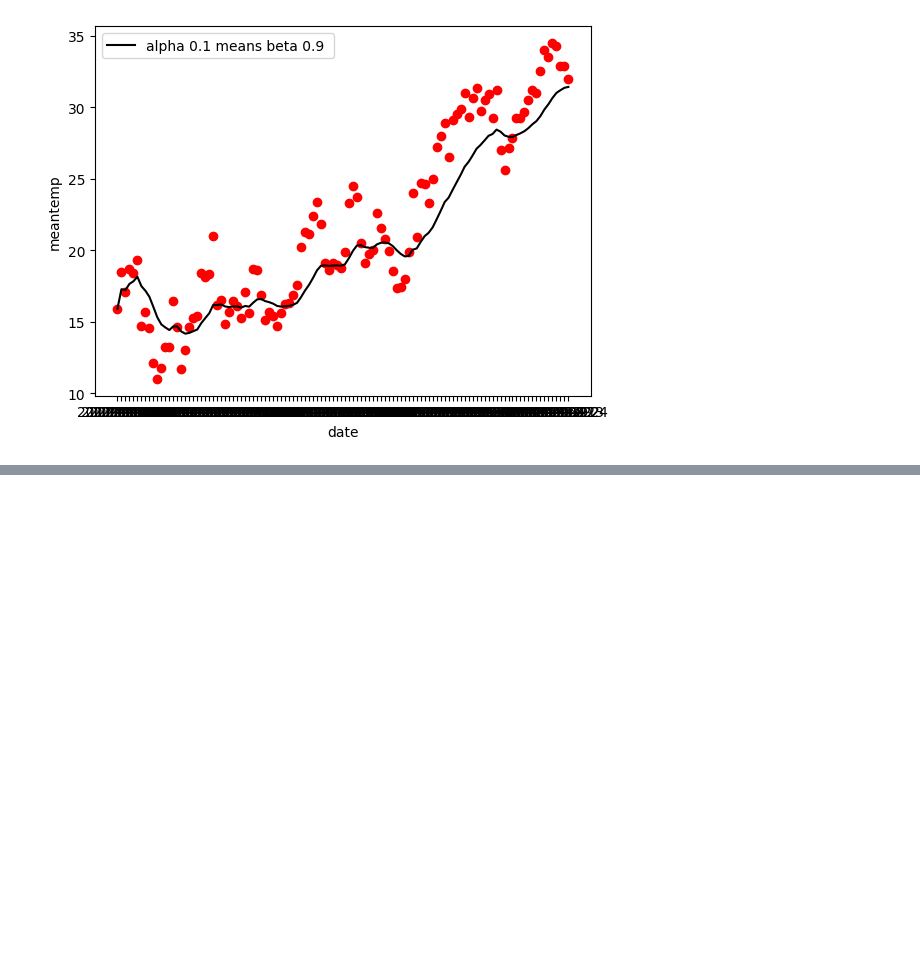
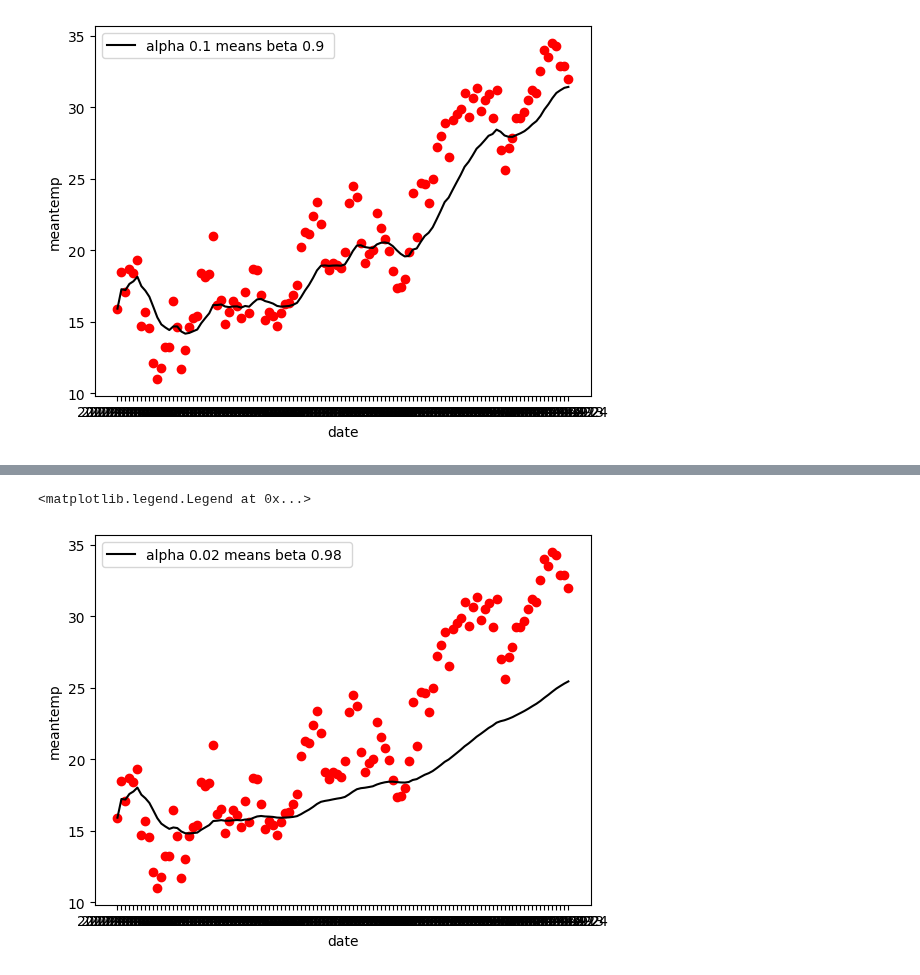
Before and after one commit to riteshkrkumarweb/Deep-Learning, a Jupyter notebook: Ways-to-improve-NN/optimizers/ewma/code/ewma-exponentailly-weight-moving-average (1).ipynb, the cells around one changed output, grey strips where cells are left out. Cells and saved outputs as stored; diff of their text form; code cells hidden in the pictures; blank space fills up the shorter version.

```diff
--- a/Ways-to-improve-NN/optimizers/ewma/code/ewma-exponentailly-weight-moving-average.ipynb
+++ b/Ways-to-improve-NN/optimizers/ewma/code/ewma-exponentailly-weight-moving-average (1).ipynb
@@ -67,7 +67,7 @@ Name: meantemp, Length: 114, dtype: float64
 # %% [markdown]
 # Changing is to the DataFrame
 # %%
-df['ewma 0.9'] = x1
+df['alpha 0.9'] = x1
 # %%
 df
 # %% [output]
@@ -111,7 +111,7 @@ X2
 113    31.423493
 Name: meantemp, Length: 114, dtype: float64
 # %%
-df['ewma 0.1'] = X2
+df['alpha 0.1'] = X2
 df
 # %% [output]
 |  | date | meantemp | ewma 0.9 | ewma 0.1 |
@@ -136,3 +136,8 @@ plt.legend()
 # %% [output]
 <matplotlib.legend.Legend at 0x...>
 [figure]
+# %%
+X3 = df['meantemp'].ewm(alpha=0.02).mean()
+# %%
+df['alpha 0.02'] = X3
+df
@@ -138,0 +158,9 @@ plt.legend()
+# %%
+plt.scatter(df['date'],df['meantemp'],color='red')
+plt.plot(df['date'],X3,color='black',label='alpha 0.02 means beta 0.98 ')
+plt.xlabel('date')
+plt.ylabel('meantemp')
+plt.legend()
+# %% [output]
+<matplotlib.legend.Legend at 0x...>
+[figure, added]
```
Also changed, not shown: parts of 2 cells of this notebook.
